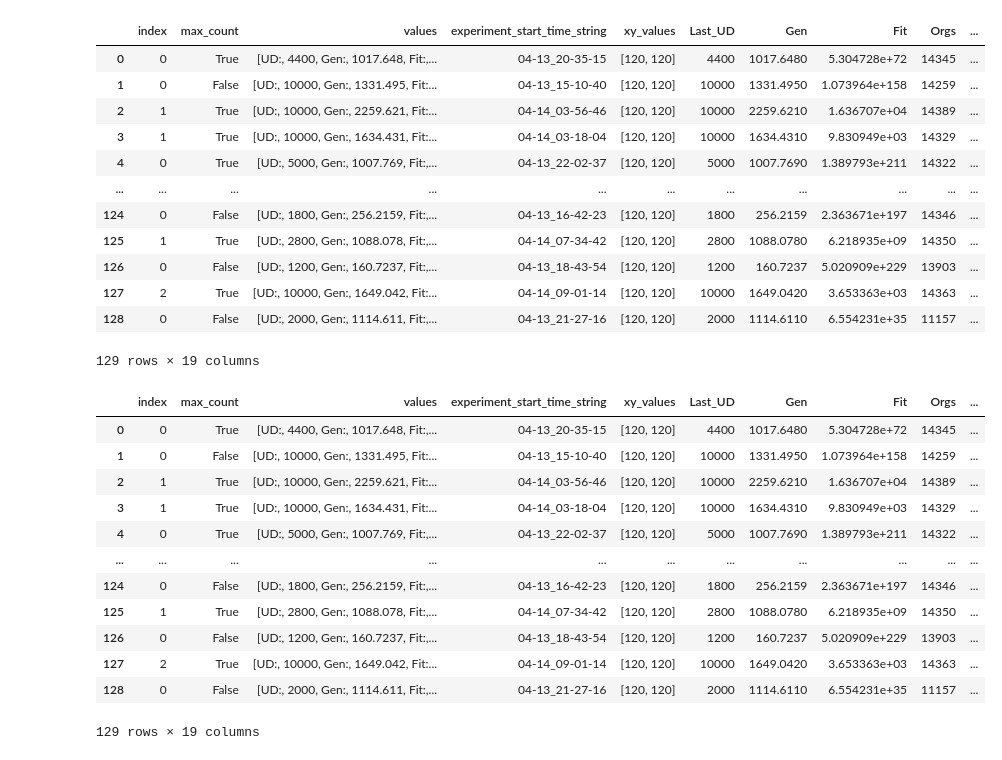
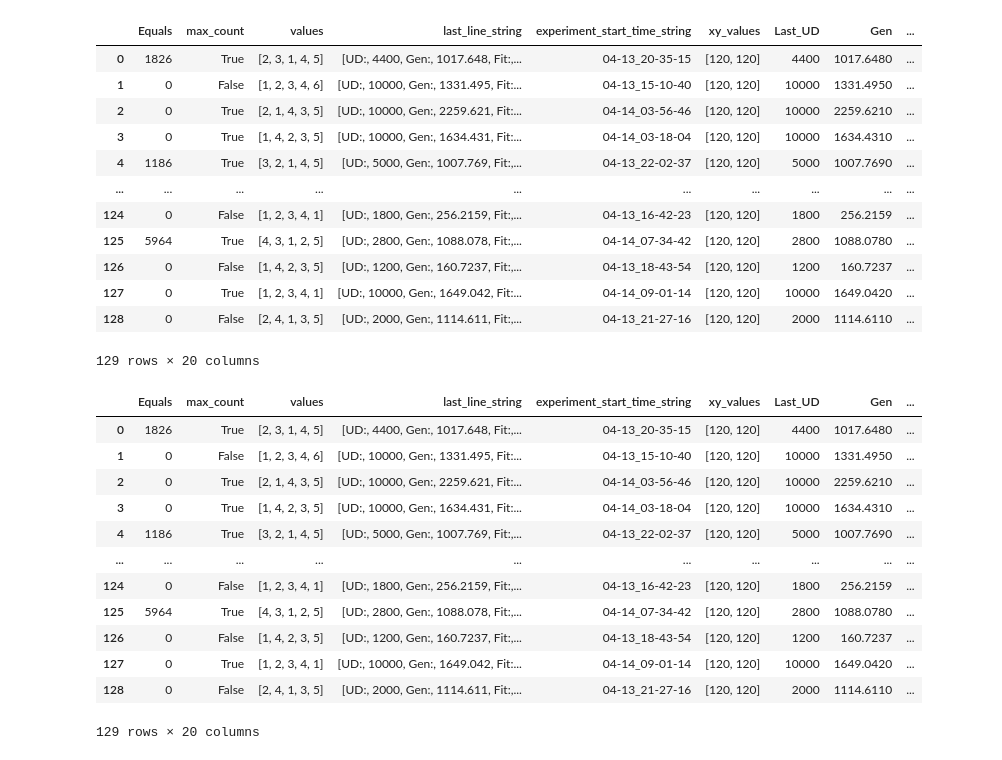
Before and after one commit to alzh9000/avida, a Jupyter notebook: cbuild_changed/work/results_plots.ipynb, the cells around one changed output. Saved outputs shown, nothing was run; the diff lists cells and outputs as text; code cells hidden in the pictures.

Commit message:
get dat counts too in pandas

```diff
--- a/cbuild_changed/work/results_plots.ipynb
+++ b/cbuild_changed/work/results_plots.ipynb
@@ -101,55 +101,58 @@ for filename in os.listdir(dir_path):
                     "Not": int(numbers[1]),
                     "Nand": int(numbers[2]),
                     "And": int(numbers[3]),
                     "OrNot": int(numbers[4]),
                     "Or": int(numbers[5]),
                     "AndNot": int(numbers[6]),
                     "Nor": int(numbers[7]),
-                    "Xor": int(numbers[8]),
-                    "Equals": int(numbers[9])
+                    "Xor": int(numbers[8])
                 }
+                EQU_dict = {
+                    "Equals": int(numbers[9])}
 
 
             if last_line.startswith('UD:'):
-                values = last_line.strip().split()
+                last_line_string = last_line.strip().split()
 
                 data = {
-                'index': index,
                 'max_count': max_count,
                 'values': values,
+                'last_line_string': last_line_string,
                 'experiment_start_time_string': experiment_start_time_string,
                 'xy_values': xy_values,
-                'Last_UD': int(values[1]),
-                'Gen': float(values[3]),
-                'Fit': float(values[5]),
-                'Orgs': int(values[7])
+                'Last_UD': int(last_line_string[1]),
+                'Gen': float(last_line_string[3]),
+                'Fit': float(last_line_string[5]),
+                'Orgs': int(last_line_string[7]),
+                'index': index,
                 }
                 data.update(dictionary)
+                EQU_dict.update(data)
 
                 # Append the data to the list
-                data_list.append(data)
+                data_list.append(EQU_dict)
             else:
                 raise Exception("Last line does not start with UD: {}".format(filename))
 
 # Create the DataFrame from the data list
 df = pd.DataFrame(data_list)
 
 # Print the dataframe
 df
 # %% [output]
-|  | index | max_count | values | experiment_start_time_string | xy_values | Last_UD | Gen | Fit | Orgs | ... |
-| 0 | 0 | True | [UD:, 4400, Gen:, 1017.648, Fit:,... | 04-13_20-35-15 | [120, 120] | 4400 | 1017.6480 | 5.304728e+72 | 14345 | ... |
-| 1 | 0 | False | [UD:, 10000, Gen:, 1331.495, Fit:... | 04-13_15-10-40 | [120, 120] | 10000 | 1331.4950 | 1.073964e+158 | 14259 | ... |
-| 2 | 1 | True | [UD:, 10000, Gen:, 2259.621, Fit:... | 04-14_03-56-46 | [120, 120] | 10000 | 2259.6210 | 1.636707e+04 | 14389 | ... |
-| 3 | 1 | True | [UD:, 10000, Gen:, 1634.431, Fit:... | 04-14_03-18-04 | [120, 120] | 10000 | 1634.4310 | 9.830949e+03 | 14329 | ... |
-| 4 | 0 | True | [UD:, 5000, Gen:, 1007.769, Fit:,... | 04-13_22-02-37 | [120, 120] | 5000 | 1007.7690 | 1.389793e+211 | 14322 | ... |
-| ... | ... | ... | ... | ... | ... | ... | ... | ... | ... | ... |
-| 124 | 0 | False | [UD:, 1800, Gen:, 256.2159, Fit:,... | 04-13_16-42-23 | [120, 120] | 1800 | 256.2159 | 2.363671e+197 | 14346 | ... |
-| 125 | 1 | True | [UD:, 2800, Gen:, 1088.078, Fit:,... | 04-14_07-34-42 | [120, 120] | 2800 | 1088.0780 | 6.218935e+09 | 14350 | ... |
-| 126 | 0 | False | [UD:, 1200, Gen:, 160.7237, Fit:,... | 04-13_18-43-54 | [120, 120] | 1200 | 160.7237 | 5.020909e+229 | 13903 | ... |
-| 127 | 2 | True | [UD:, 10000, Gen:, 1649.042, Fit:... | 04-14_09-01-14 | [120, 120] | 10000 | 1649.0420 | 3.653363e+03 | 14363 | ... |
-| 128 | 0 | False | [UD:, 2000, Gen:, 1114.611, Fit:,... | 04-13_21-27-16 | [120, 120] | 2000 | 1114.6110 | 6.554231e+35 | 11157 | ... |
+|  | Equals | max_count | values | last_line_string | experiment_start_time_string | xy_values | Last_UD | Gen | ... |
+| 0 | 1826 | True | [2, 3, 1, 4, 5] | [UD:, 4400, Gen:, 1017.648, Fit:,... | 04-13_20-35-15 | [120, 120] | 4400 | 1017.6480 | ... |
+| 1 | 0 | False | [1, 2, 3, 4, 6] | [UD:, 10000, Gen:, 1331.495, Fit:... | 04-13_15-10-40 | [120, 120] | 10000 | 1331.4950 | ... |
+| 2 | 0 | True | [2, 1, 4, 3, 5] | [UD:, 10000, Gen:, 2259.621, Fit:... | 04-14_03-56-46 | [120, 120] | 10000 | 2259.6210 | ... |
+| 3 | 0 | True | [1, 4, 2, 3, 5] | [UD:, 10000, Gen:, 1634.431, Fit:... | 04-14_03-18-04 | [120, 120] | 10000 | 1634.4310 | ... |
+| 4 | 1186 | True | [3, 2, 1, 4, 5] | [UD:, 5000, Gen:, 1007.769, Fit:,... | 04-13_22-02-37 | [120, 120] | 5000 | 1007.7690 | ... |
+| ... | ... | ... | ... | ... | ... | ... | ... | ... | ... |
+| 124 | 0 | False | [1, 2, 3, 4, 1] | [UD:, 1800, Gen:, 256.2159, Fit:,... | 04-13_16-42-23 | [120, 120] | 1800 | 256.2159 | ... |
+| 125 | 5964 | True | [4, 3, 1, 2, 5] | [UD:, 2800, Gen:, 1088.078, Fit:,... | 04-14_07-34-42 | [120, 120] | 2800 | 1088.0780 | ... |
+| 126 | 0 | False | [1, 4, 2, 3, 5] | [UD:, 1200, Gen:, 160.7237, Fit:,... | 04-13_18-43-54 | [120, 120] | 1200 | 160.7237 | ... |
+| 127 | 0 | True | [1, 2, 3, 4, 1] | [UD:, 10000, Gen:, 1649.042, Fit:... | 04-14_09-01-14 | [120, 120] | 10000 | 1649.0420 | ... |
+| 128 | 0 | False | [2, 4, 1, 3, 5] | [UD:, 2000, Gen:, 1114.611, Fit:,... | 04-13_21-27-16 | [120, 120] | 2000 | 1114.6110 | ... |
-129 rows × 19 columns
+129 rows × 20 columns
 # %%
 import pandas as pd
 import pickle
@@ -168,19 +171,19 @@ with open('229r/results/all1_copy_fitness_and_counts_df.pickle', 'rb') as f:
 # Print the dataframe
 display(df)
 # %% [output]
-|  | index | max_count | values | experiment_start_time_string | xy_values | Last_UD | Gen | Fit | Orgs | ... |
-| 0 | 0 | True | [UD:, 4400, Gen:, 1017.648, Fit:,... | 04-13_20-35-15 | [120, 120] | 4400 | 1017.6480 | 5.304728e+72 | 14345 | ... |
-| 1 | 0 | False | [UD:, 10000, Gen:, 1331.495, Fit:... | 04-13_15-10-40 | [120, 120] | 10000 | 1331.4950 | 1.073964e+158 | 14259 | ... |
-| 2 | 1 | True | [UD:, 10000, Gen:, 2259.621, Fit:... | 04-14_03-56-46 | [120, 120] | 10000 | 2259.6210 | 1.636707e+04 | 14389 | ... |
-| 3 | 1 | True | [UD:, 10000, Gen:, 1634.431, Fit:... | 04-14_03-18-04 | [120, 120] | 10000 | 1634.4310 | 9.830949e+03 | 14329 | ... |
-| 4 | 0 | True | [UD:, 5000, Gen:, 1007.769, Fit:,... | 04-13_22-02-37 | [120, 120] | 5000 | 1007.7690 | 1.389793e+211 | 14322 | ... |
-| ... | ... | ... | ... | ... | ... | ... | ... | ... | ... | ... |
-| 124 | 0 | False | [UD:, 1800, Gen:, 256.2159, Fit:,... | 04-13_16-42-23 | [120, 120] | 1800 | 256.2159 | 2.363671e+197 | 14346 | ... |
-| 125 | 1 | True | [UD:, 2800, Gen:, 1088.078, Fit:,... | 04-14_07-34-42 | [120, 120] | 2800 | 1088.0780 | 6.218935e+09 | 14350 | ... |
-| 126 | 0 | False | [UD:, 1200, Gen:, 160.7237, Fit:,... | 04-13_18-43-54 | [120, 120] | 1200 | 160.7237 | 5.020909e+229 | 13903 | ... |
-| 127 | 2 | True | [UD:, 10000, Gen:, 1649.042, Fit:... | 04-14_09-01-14 | [120, 120] | 10000 | 1649.0420 | 3.653363e+03 | 14363 | ... |
-| 128 | 0 | False | [UD:, 2000, Gen:, 1114.611, Fit:,... | 04-13_21-27-16 | [120, 120] | 2000 | 1114.6110 | 6.554231e+35 | 11157 | ... |
+|  | Equals | max_count | values | last_line_string | experiment_start_time_string | xy_values | Last_UD | Gen | ... |
+| 0 | 1826 | True | [2, 3, 1, 4, 5] | [UD:, 4400, Gen:, 1017.648, Fit:,... | 04-13_20-35-15 | [120, 120] | 4400 | 1017.6480 | ... |
+| 1 | 0 | False | [1, 2, 3, 4, 6] | [UD:, 10000, Gen:, 1331.495, Fit:... | 04-13_15-10-40 | [120, 120] | 10000 | 1331.4950 | ... |
+| 2 | 0 | True | [2, 1, 4, 3, 5] | [UD:, 10000, Gen:, 2259.621, Fit:... | 04-14_03-56-46 | [120, 120] | 10000 | 2259.6210 | ... |
+| 3 | 0 | True | [1, 4, 2, 3, 5] | [UD:, 10000, Gen:, 1634.431, Fit:... | 04-14_03-18-04 | [120, 120] | 10000 | 1634.4310 | ... |
+| 4 | 1186 | True | [3, 2, 1, 4, 5] | [UD:, 5000, Gen:, 1007.769, Fit:,... | 04-13_22-02-37 | [120, 120] | 5000 | 1007.7690 | ... |
+| ... | ... | ... | ... | ... | ... | ... | ... | ... | ... |
+| 124 | 0 | False | [1, 2, 3, 4, 1] | [UD:, 1800, Gen:, 256.2159, Fit:,... | 04-13_16-42-23 | [120, 120] | 1800 | 256.2159 | ... |
+| 125 | 5964 | True | [4, 3, 1, 2, 5] | [UD:, 2800, Gen:, 1088.078, Fit:,... | 04-14_07-34-42 | [120, 120] | 2800 | 1088.0780 | ... |
+| 126 | 0 | False | [1, 4, 2, 3, 5] | [UD:, 1200, Gen:, 160.7237, Fit:,... | 04-13_18-43-54 | [120, 120] | 1200 | 160.7237 | ... |
+| 127 | 0 | True | [1, 2, 3, 4, 1] | [UD:, 10000, Gen:, 1649.042, Fit:... | 04-14_09-01-14 | [120, 120] | 10000 | 1649.0420 | ... |
+| 128 | 0 | False | [2, 4, 1, 3, 5] | [UD:, 2000, Gen:, 1114.611, Fit:,... | 04-13_21-27-16 | [120, 120] | 2000 | 1114.6110 | ... |
-129 rows × 19 columns
+129 rows × 20 columns
 # %%
 df.describe()
 # %% [output]
```
Also changed, not shown: parts of 11 cells of this notebook, 25 other files.
